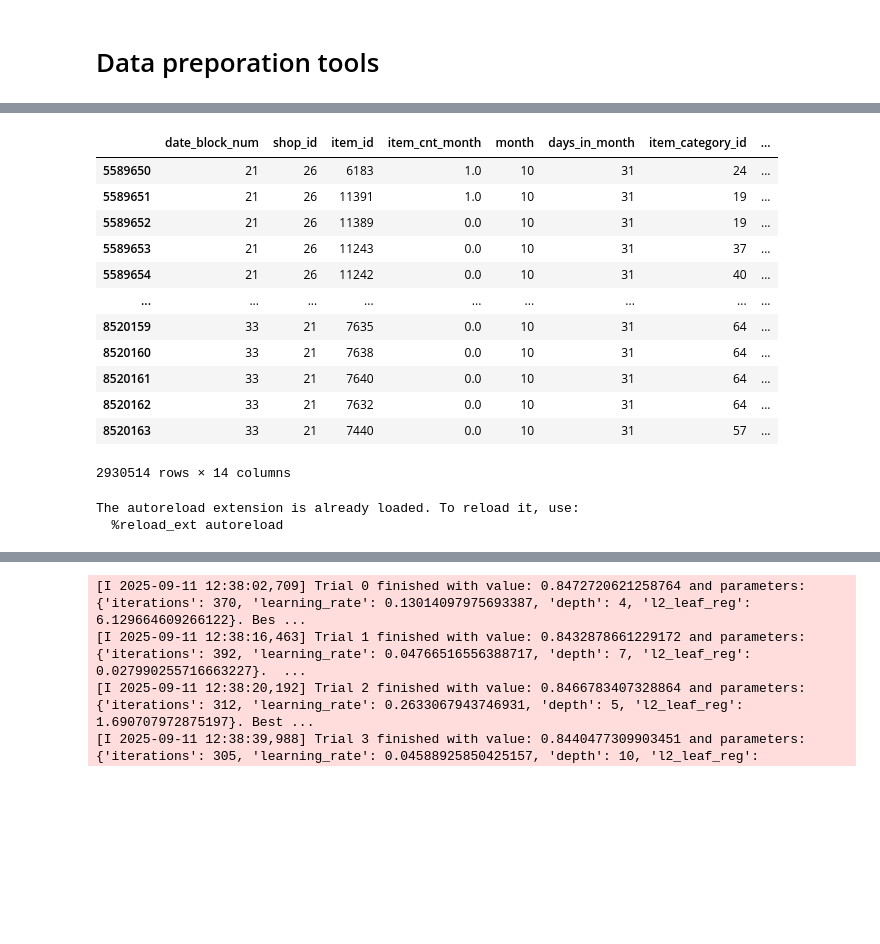
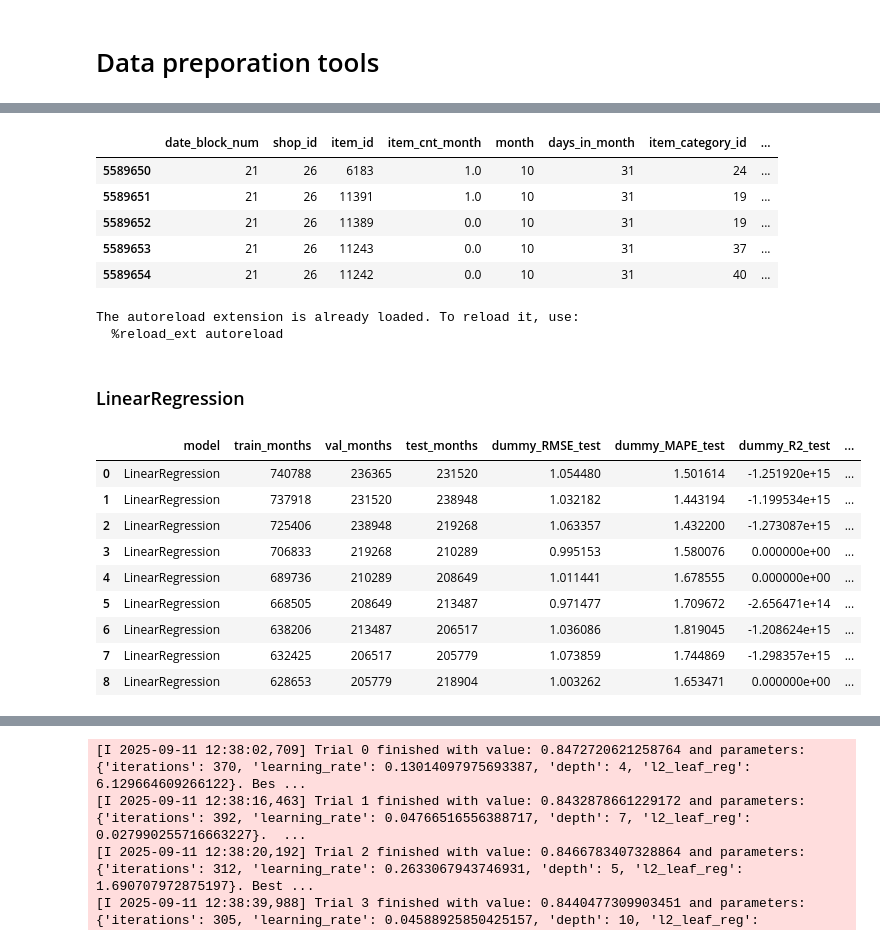
Before and after one commit to ffjjzz/InnowiseInternship, a Jupyter notebook: notebooks/ret.ipynb, the cells around one changed output, grey strips where cells are left out. Drawn from its saved outputs; the diff is of its cells as text; code cells hidden in the pictures; blank space fills up the shorter version.

Commit message:
model leartning step

```diff
--- a/notebooks/ret.ipynb
+++ b/notebooks/ret.ipynb
@@ -198,21 +135,14 @@ cat_features = ['month',
 
 final_train = train_without_data_drift.drop(columns_to_exclude, axis=1)
 # %%
-final_train
+final_train.head()
 # %% [output]
 |  | date_block_num | shop_id | item_id | item_cnt_month | month | days_in_month | item_category_id | ... |
 | 5589650 | 21 | 26 | 6183 | 1.0 | 10 | 31 | 24 | ... |
 | 5589651 | 21 | 26 | 11391 | 1.0 | 10 | 31 | 19 | ... |
 | 5589652 | 21 | 26 | 11389 | 0.0 | 10 | 31 | 19 | ... |
 | 5589653 | 21 | 26 | 11243 | 0.0 | 10 | 31 | 37 | ... |
 | 5589654 | 21 | 26 | 11242 | 0.0 | 10 | 31 | 40 | ... |
-| ... | ... | ... | ... | ... | ... | ... | ... | ... |
-| 8520159 | 33 | 21 | 7635 | 0.0 | 10 | 31 | 64 | ... |
-| 8520160 | 33 | 21 | 7638 | 0.0 | 10 | 31 | 64 | ... |
-| 8520161 | 33 | 21 | 7640 | 0.0 | 10 | 31 | 64 | ... |
-| 8520162 | 33 | 21 | 7632 | 0.0 | 10 | 31 | 64 | ... |
-| 8520163 | 33 | 21 | 7440 | 0.0 | 10 | 31 | 57 | ... |
-2930514 rows × 14 columns
 # %%
 %load_ext autoreload
 %autoreload 2
@@ -225,0 +164,2 @@ The autoreload extension is already loaded. To reload it, use:
+# %% [markdown]
+### LinearRegression
@@ -225,0 +183,14 @@ The autoreload extension is already loaded. To reload it, use:
+# %%
+validation_data = validator.validate(model_learning_function, metrics, splits, cat_features, "item_cnt_month")
+validation_data
+# %% [output]
+|  | model | train_months | val_months | test_months | dummy_RMSE_test | dummy_MAPE_test | dummy_R2_test | ... |
+| 0 | LinearRegression | 740788 | 236365 | 231520 | 1.054480 | 1.501614 | -1.251920e+15 | ... |
+| 1 | LinearRegression | 737918 | 231520 | 238948 | 1.032182 | 1.443194 | -1.199534e+15 | ... |
+| 2 | LinearRegression | 725406 | 238948 | 219268 | 1.063357 | 1.432200 | -1.273087e+15 | ... |
+| 3 | LinearRegression | 706833 | 219268 | 210289 | 0.995153 | 1.580076 | 0.000000e+00 | ... |
+| 4 | LinearRegression | 689736 | 210289 | 208649 | 1.011441 | 1.678555 | 0.000000e+00 | ... |
+| 5 | LinearRegression | 668505 | 208649 | 213487 | 0.971477 | 1.709672 | -2.656471e+14 | ... |
+| 6 | LinearRegression | 638206 | 213487 | 206517 | 1.036086 | 1.819045 | -1.208624e+15 | ... |
+| 7 | LinearRegression | 632425 | 206517 | 205779 | 1.073859 | 1.744869 | -1.298357e+15 | ... |
+| 8 | LinearRegression | 628653 | 205779 | 218904 | 1.003262 | 1.653471 | 0.000000e+00 | ... |
```
Also changed, not shown: parts of 16 cells of this notebook.
